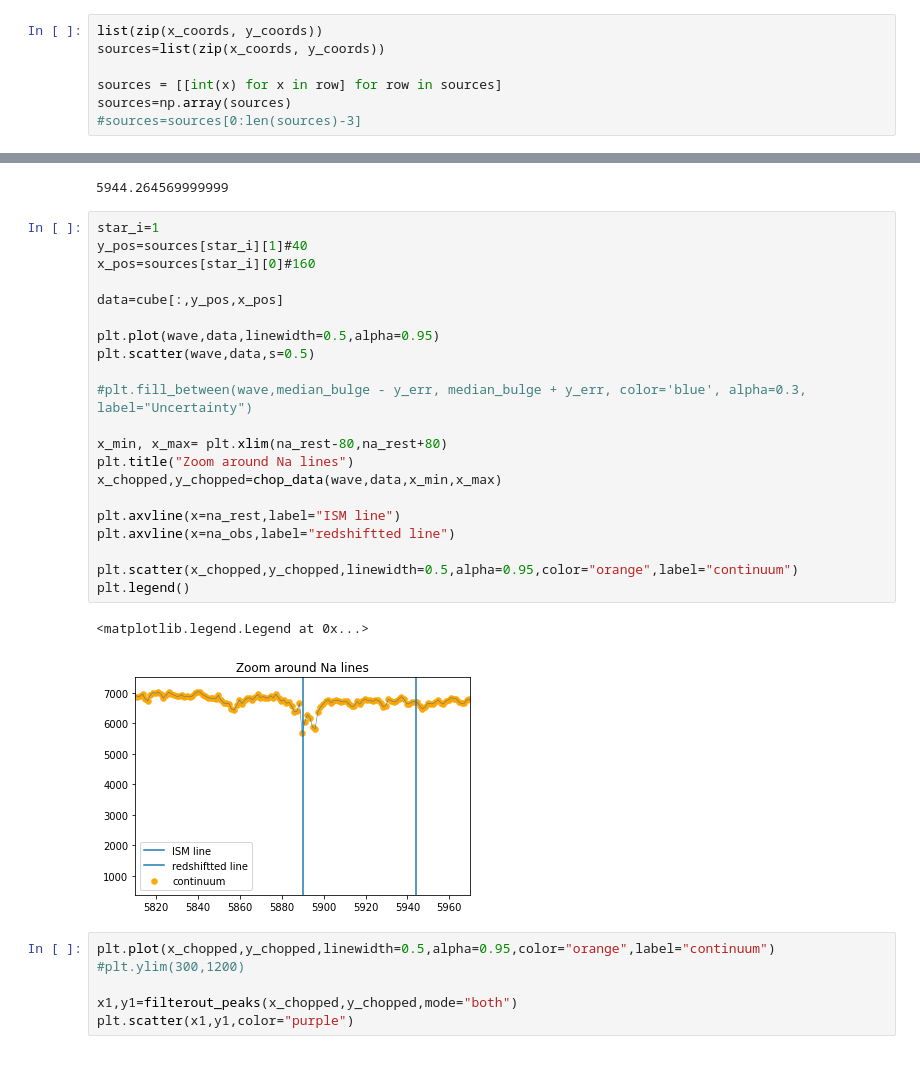
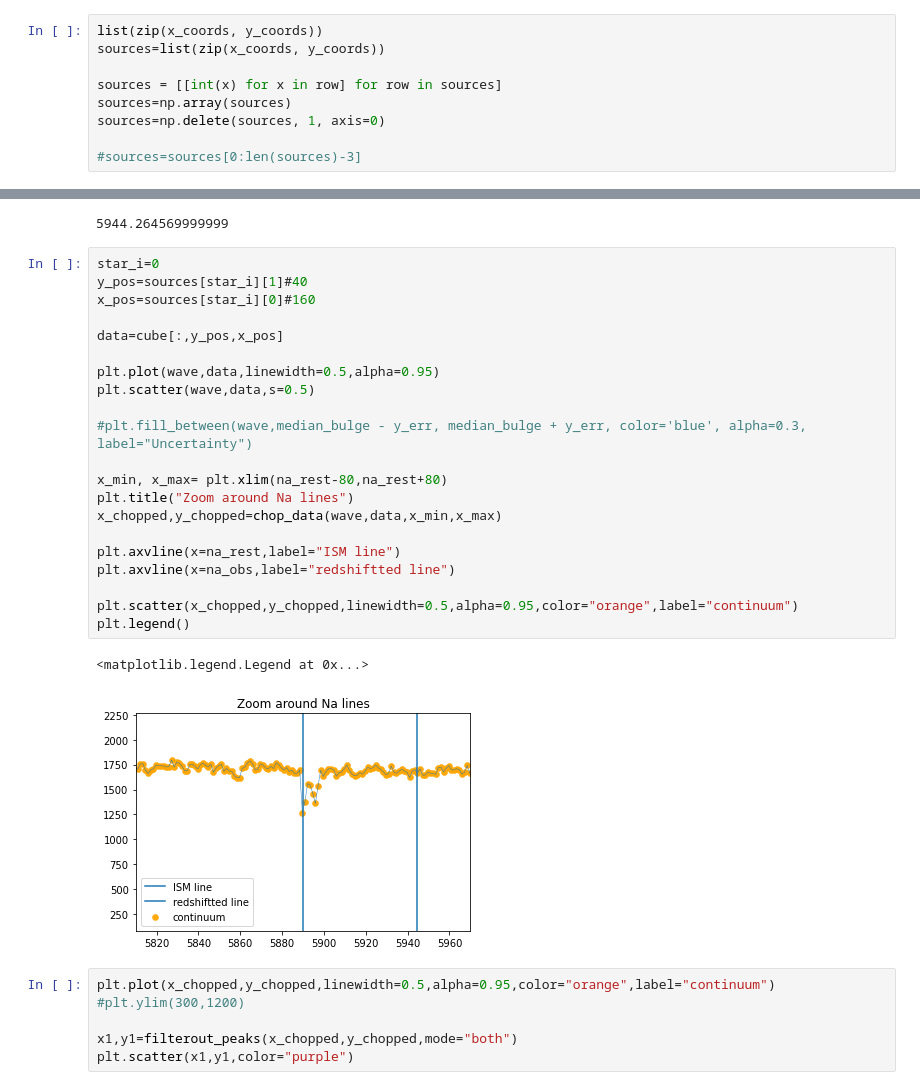
Before and after one commit to rita-png/extinction-ifs, a Jupyter notebook: cubes-Na.ipynb, the cells around one changed output, grey strips where cells are left out. Cells and saved outputs as stored; diff of their text form.

```diff
--- a/cubes-Na.ipynb
+++ b/cubes-Na.ipynb
@@ -103,6 +103,8 @@ sources=list(zip(x_coords, y_coords))
 
 sources = [[int(x) for x in row] for row in sources]
 sources=np.array(sources)
+sources=np.delete(sources, 1, axis=0)
+
 #sources=sources[0:len(sources)-3]
 # %%
 star_ra,star_dec,star_par,star_parer=match_gaia(sources,header,ra,dec)
@@ -272,29 +258,29 @@ na_obs
 # %% [output]
 5944.264569999999
 # %%
-star_i=1
+star_i=0
 y_pos=sources[star_i][1]#40
 x_pos=sources[star_i][0]#160
 
 data=cube[:,y_pos,x_pos]
 
 plt.plot(wave,data,linewidth=0.5,alpha=0.95)
 plt.scatter(wave,data,s=0.5)
 
 #plt.fill_between(wave,median_bulge - y_err, median_bulge + y_err, color='blue', alpha=0.3, label="Uncertainty")
 
 x_min, x_max= plt.xlim(na_rest-80,na_rest+80)
 plt.title("Zoom around Na lines")
 x_chopped,y_chopped=chop_data(wave,data,x_min,x_max)
 
 plt.axvline(x=na_rest,label="ISM line")
 plt.axvline(x=na_obs,label="redshiftted line")
 
 plt.scatter(x_chopped,y_chopped,linewidth=0.5,alpha=0.95,color="orange",label="continuum")
 plt.legend()
 # %% [output]
 <matplotlib.legend.Legend at 0x...>
-[figure, old version]
+[figure, new version]
 # %%
 plt.plot(x_chopped,y_chopped,linewidth=0.5,alpha=0.95,color="orange",label="continuum")
 #plt.ylim(300,1200)
```
Also changed, not shown: parts of 24 cells of this notebook, 1 other file.
